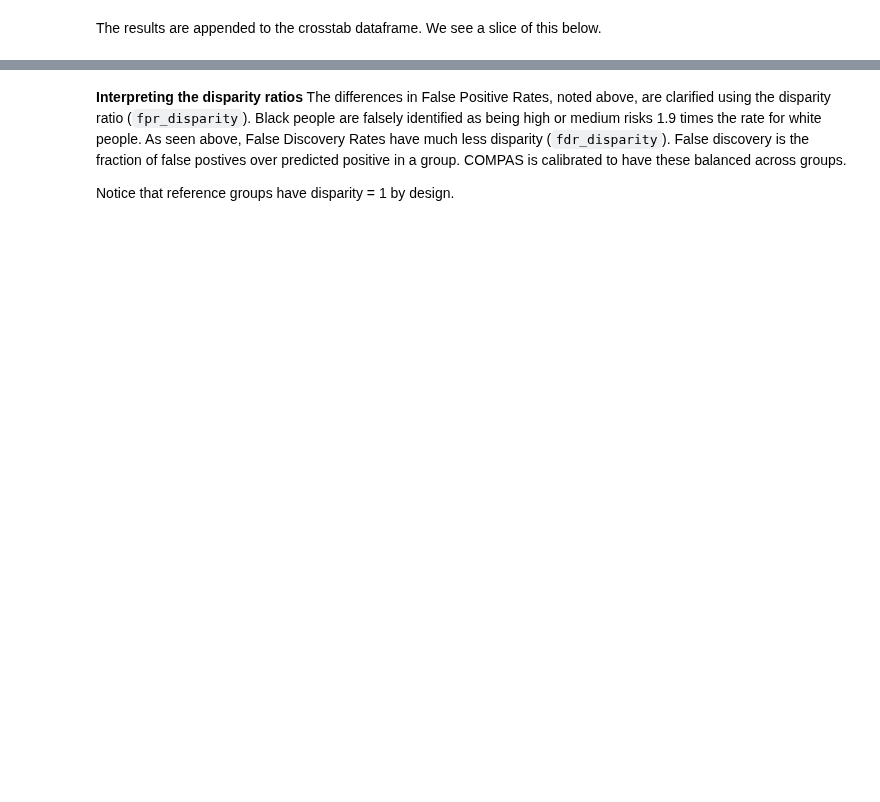
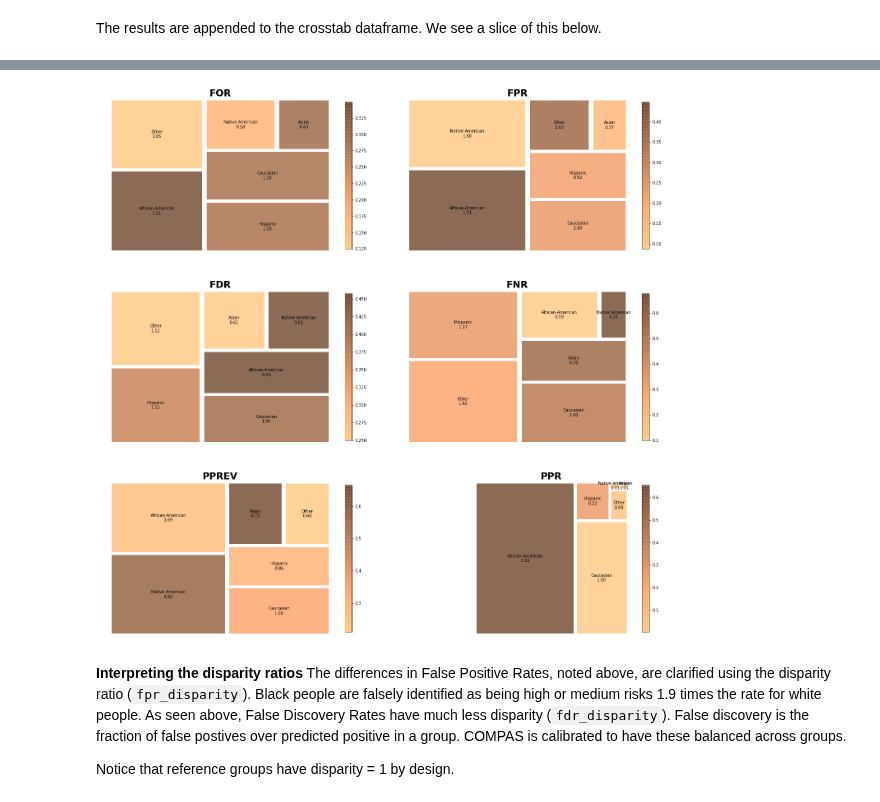
Before and after one commit to dssg/aequitas, a Jupyter notebook: docs/source/examples/compas_demo.ipynb, the cells around one changed output, grey strips where cells are left out. Drawn from its saved outputs; the diff is of its cells as text; code cells hidden in the pictures; blank space fills up the shorter version.

```diff
--- a/docs/source/examples/compas_demo.ipynb
+++ b/docs/source/examples/compas_demo.ipynb
@@ -596,3 +651,7 @@ metric_treemap(bdf, 'fpr_disparity')
+# %%
+g = plot_multiple_treemaps(bdf, metric_treemap, attribute='race')
+# %% [output]
+[figure, added]
 # %% [markdown]
 __Interpreting the disparity ratios__
 The differences in False Positive Rates, noted above, are clarified using the disparity ratio (`fpr_disparity`). Black people are falsely identified as being high or medium risks 1.9 times the rate for white people. As seen above, False Discovery Rates have much less disparity (`fdr_disparity`). False discovery is the fraction of false postives over predicted positive in a group. COMPAS is calibrated to have these balanced across groups.
```
Also changed, not shown: parts of 37 cells of this notebook.
